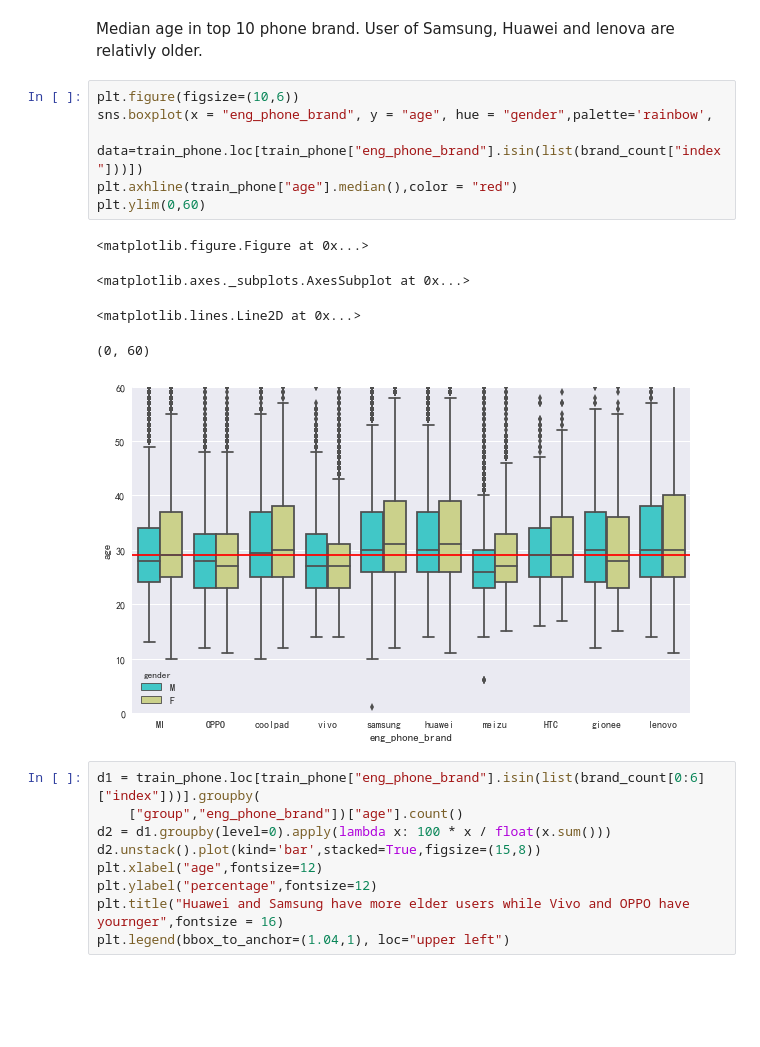
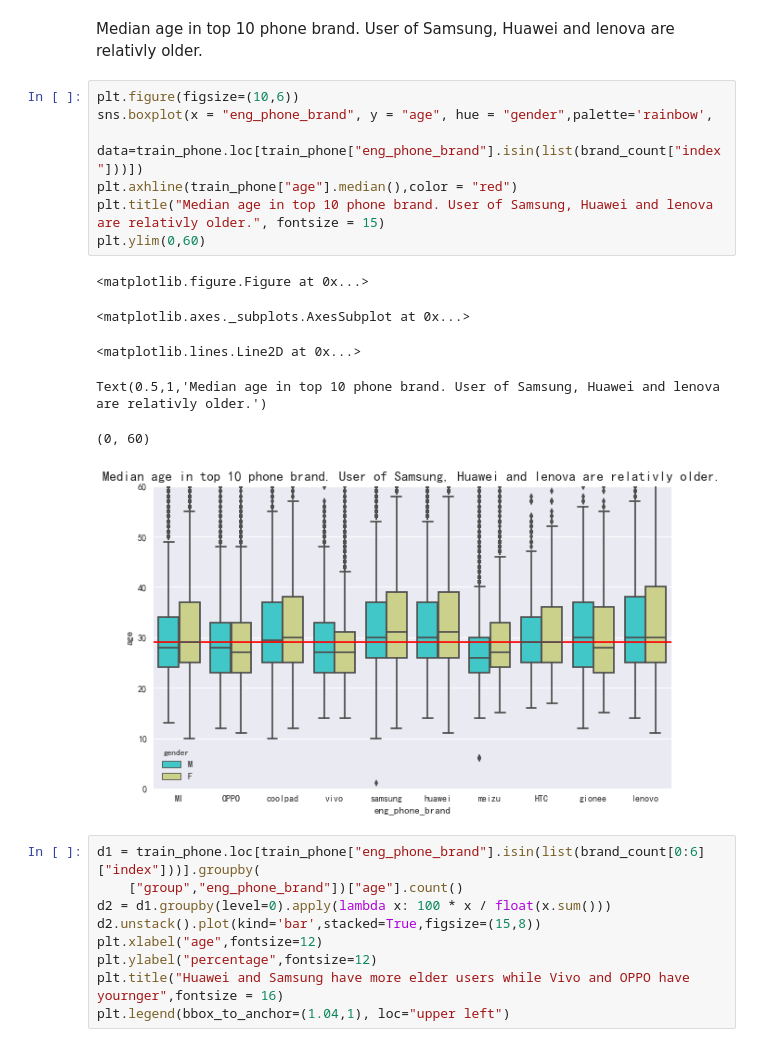
Before and after one commit to yiqingyang75/kaggle-TalkingData-Mobile-User-Demographics, a Jupyter notebook: py/TalkingData Mobile User Demographics - Concise.ipynb, the cells around one changed output. Saved outputs shown, nothing was run; the diff lists cells and outputs as text; blank space fills up the shorter version.

```diff
--- a/py/TalkingData Mobile User Demographics - Concise.ipynb
+++ b/py/TalkingData Mobile User Demographics - Concise.ipynb
@@ -144,15 +177,17 @@ Median age in top 10 phone brand. User of Samsung, Huawei and lenova are relativ
 # %%
 plt.figure(figsize=(10,6))
 sns.boxplot(x = "eng_phone_brand", y = "age", hue = "gender",palette='rainbow',
             data=train_phone.loc[train_phone["eng_phone_brand"].isin(list(brand_count["index"]))])
 plt.axhline(train_phone["age"].median(),color = "red")
+plt.title("Median age in top 10 phone brand. User of Samsung, Huawei and lenova are relativly older.", fontsize = 15)
 plt.ylim(0,60)
 # %% [output]
 <matplotlib.figure.Figure at 0x...>
 <matplotlib.axes._subplots.AxesSubplot at 0x...>
 <matplotlib.lines.Line2D at 0x...>
-(0, 60)
+Text(0.5,1,'Median age in top 10 phone brand. User of Samsung, Huawei and lenova are relativly older.')
+(0, 60)
-[figure, old version]
+[figure, new version]
 # %%
 d1 = train_phone.loc[train_phone["eng_phone_brand"].isin(list(brand_count[0:6]["index"]))].groupby(
     ["group","eng_phone_brand"])["age"].count()
```
Also changed, not shown: parts of 23 cells of this notebook.
